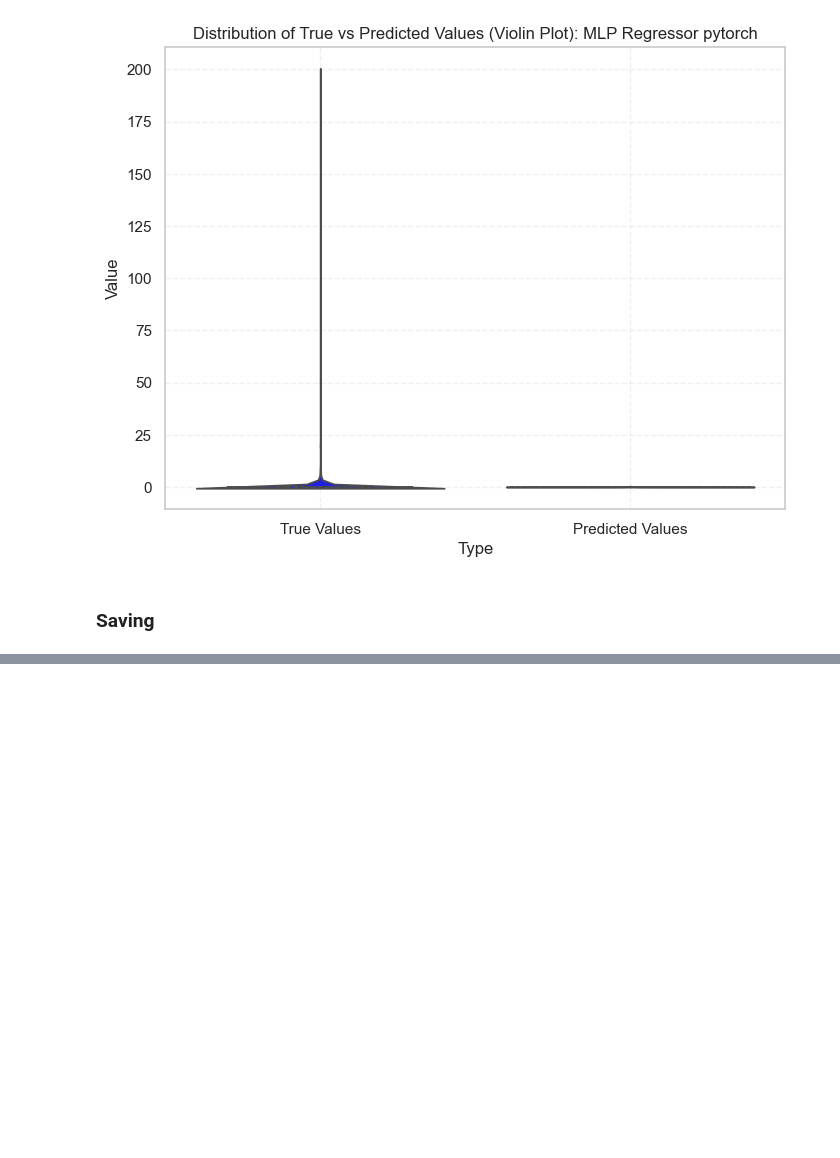
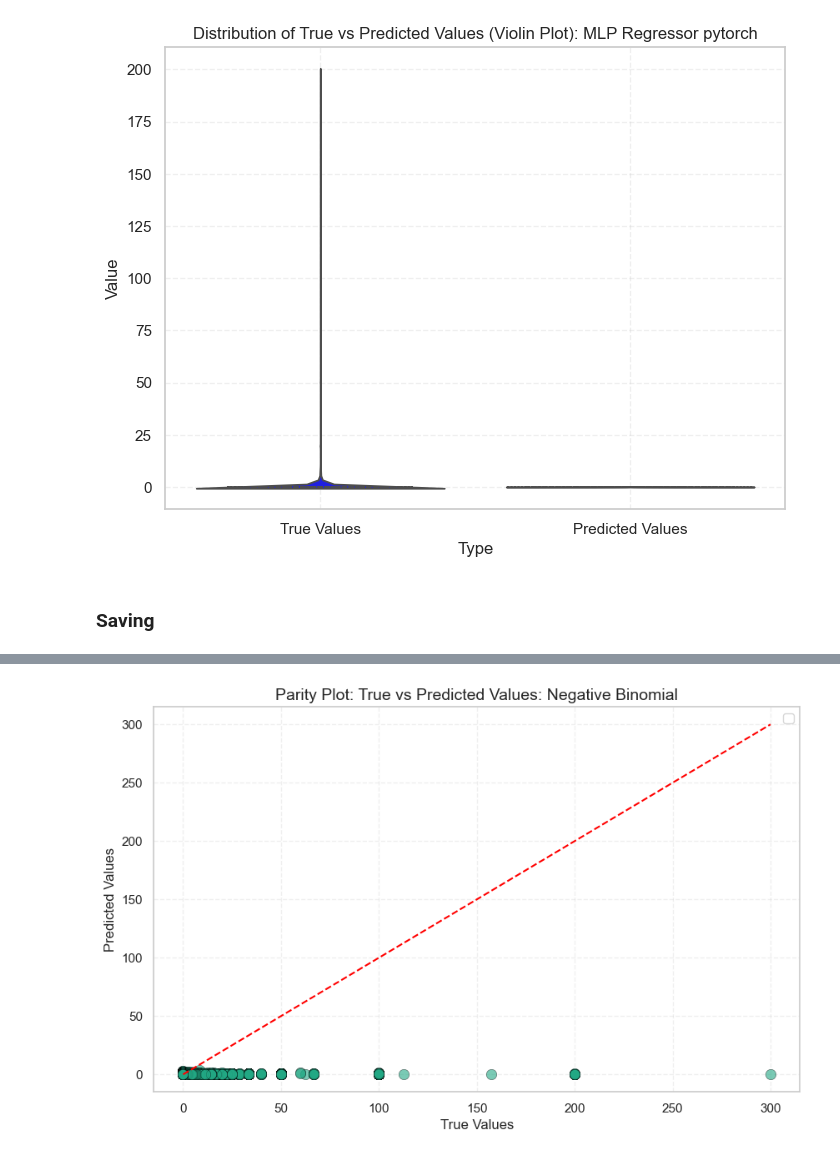
Before and after one commit to mindenki/2025-ITU-MachineLearning-Project-Claims-Risk-zrt, a Jupyter notebook: notebooks/05_Models_implemented.ipynb, the cells around one changed output, grey strips where cells are left out. Saved outputs shown, nothing was run; the diff lists cells and outputs as text; code cells hidden in the pictures; blank space fills up the shorter version.

```diff
--- a/notebooks/05_Models_implemented.ipynb
+++ b/notebooks/05_Models_implemented.ipynb
@@ -459,0 +527,4 @@ torch.save({
+# %%
+parity_plot(y_true=y_train, y_pred=y_train_pred, name="Negative Binomial")
+# %% [output]
+[figure, added]
```
Also changed, not shown: parts of 52 cells of this notebook.
